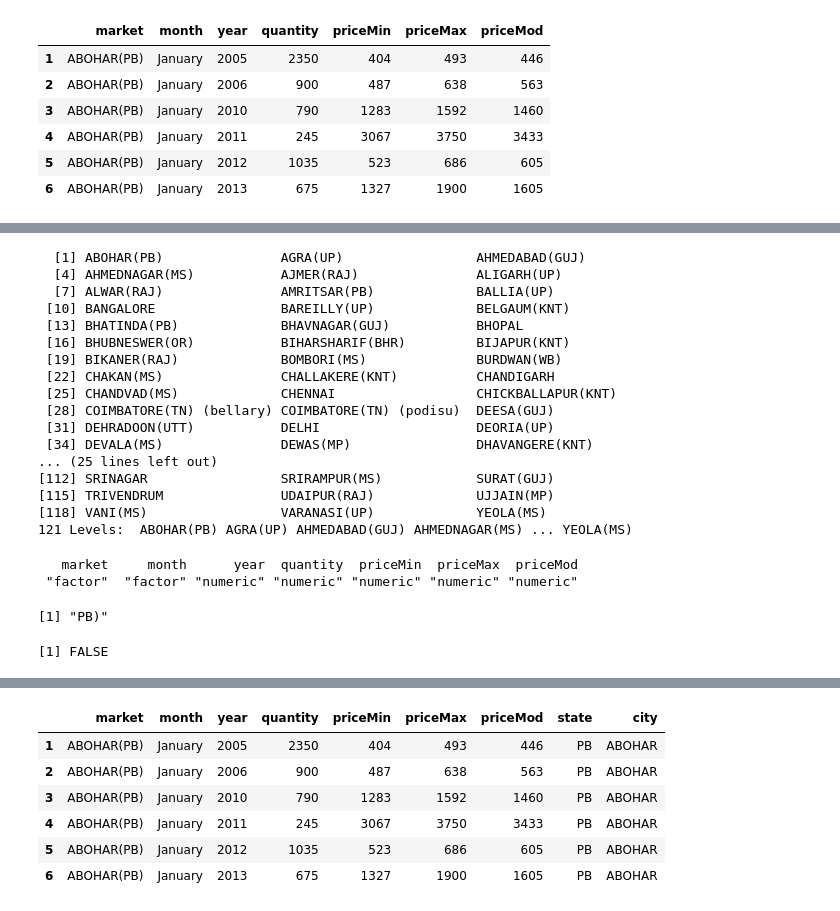
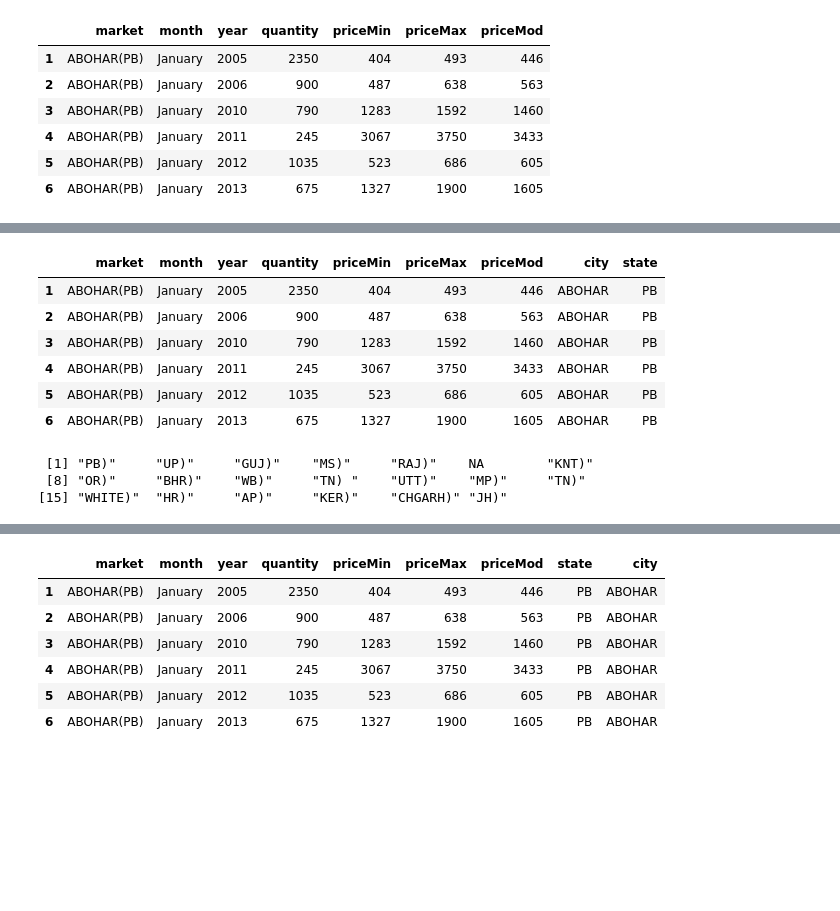
Before and after one commit to unnati-xyz/intro-R-data-science, a Jupyter notebook: onion/2. Refine.ipynb, the cells around one changed output, grey strips where cells are left out. Drawn from its saved outputs; the diff is of its cells as text; code cells hidden in the pictures; blank space fills up the shorter version.

```diff
--- a/onion/2. Refine.ipynb
+++ b/onion/2. Refine.ipynb
@@ -80,8 +116,7 @@ select(year,quantity,priceMin,priceMax,priceMod)),class)
 # %%
-#we see that all of them are factors, we know that they are integers, so lets convert
+#we see that all of them are character, we know that they are integers, so lets convert
+df$quantity <- as.numeric(df$quantity)
+df$year     <- as.numeric(df$year)
+df$priceMin <- as.numeric(df$priceMin)
+df$priceMax <- as.numeric(df$priceMax)
+df$priceMod <- as.numeric(df$priceMod)
-# %%
-df$quantity <- as.numeric(as.character(df$quantity))
-df$year     <- as.numeric(as.character(df$year))
-df$priceMin <- as.numeric(as.character(df$priceMin))
-df$priceMax <- as.numeric(as.character(df$priceMax))
-df$priceMod <- as.numeric(as.character(df$priceMod))
@@ -149,0 +206,4 @@ head(df)
+# %%
+df <- df %>%
+      mutate(market1 = market) %>%
+      separate(market1, c("city", "state"), sep = "\\(") %>%
@@ -150,33 +214,18 @@ head(df)
+# %%
+df$state <- df$state %>% str_replace("\\)","")
+# %%
+head(df)
+# %% [output]
+|  | market | month | year | quantity | priceMin | priceMax | priceMod | city | state |
+| 1 | ABOHAR(PB) | January | 2005 | 2350 | 404 | 493 | 446 | ABOHAR | PB |
+| 2 | ABOHAR(PB) | January | 2006 | 900 | 487 | 638 | 563 | ABOHAR | PB |
+| 3 | ABOHAR(PB) | January | 2010 | 790 | 1283 | 1592 | 1460 | ABOHAR | PB |
+| 4 | ABOHAR(PB) | January | 2011 | 245 | 3067 | 3750 | 3433 | ABOHAR | PB |
+| 5 | ABOHAR(PB) | January | 2012 | 1035 | 523 | 686 | 605 | ABOHAR | PB |
+| 6 | ABOHAR(PB) | January | 2013 | 675 | 1327 | 1900 | 1605 | ABOHAR | PB |
 # %%
-unique(df$market)
+unique(df$state)
 # %% [output]
-  [1] ABOHAR(PB)               AGRA(UP)                 AHMEDABAD(GUJ)
-  [4] AHMEDNAGAR(MS)           AJMER(RAJ)               ALIGARH(UP)
-  [7] ALWAR(RAJ)               AMRITSAR(PB)             BALLIA(UP)
- [10] BANGALORE                BAREILLY(UP)             BELGAUM(KNT)
- [13] BHATINDA(PB)             BHAVNAGAR(GUJ)           BHOPAL
- [16] BHUBNESWER(OR)           BIHARSHARIF(BHR)         BIJAPUR(KNT)
- [19] BIKANER(RAJ)             BOMBORI(MS)              BURDWAN(WB)
- [22] CHAKAN(MS)               CHALLAKERE(KNT)          CHANDIGARH
- [25] CHANDVAD(MS)             CHENNAI                  CHICKBALLAPUR(KNT)
- [28] COIMBATORE(TN) (bellary) COIMBATORE(TN) (podisu)  DEESA(GUJ)
- [31] DEHRADOON(UTT)           DELHI                    DEORIA(UP)
- [34] DEVALA(MS)               DEWAS(MP)                DHAVANGERE(KNT)
-... (25 lines left out)
-[112] SRINAGAR                 SRIRAMPUR(MS)            SURAT(GUJ)
-[115] TRIVENDRUM               UDAIPUR(RAJ)             UJJAIN(MP)
-[118] VANI(MS)                 VARANASI(UP)             YEOLA(MS)
-121 Levels:  ABOHAR(PB) AGRA(UP) AHMEDABAD(GUJ) AHMEDNAGAR(MS) ... YEOLA(MS)
+ [1] "PB)"     "UP)"     "GUJ)"    "MS)"     "RAJ)"    NA        "KNT)"
+ [8] "OR)"     "BHR)"    "WB)"     "TN) "    "UTT)"    "MP)"     "TN)"
+[15] "WHITE)"  "HR)"     "AP)"     "KER)"    "CHGARH)" "JH)"
-# %%
-sapply(df,class)
-# %% [output]
-   market     month      year  quantity  priceMin  priceMax  priceMod
- "factor"  "factor" "numeric" "numeric" "numeric" "numeric" "numeric"
-# %%
-unlist(strsplit(as.character(df$market),'\\('))[2]
-# %% [output]
-[1] "PB)"
-# %%
-grepl('\\(','BANGALORE')
-# %% [output]
-[1] FALSE
```
Also changed, not shown: parts of 40 cells of this notebook.
